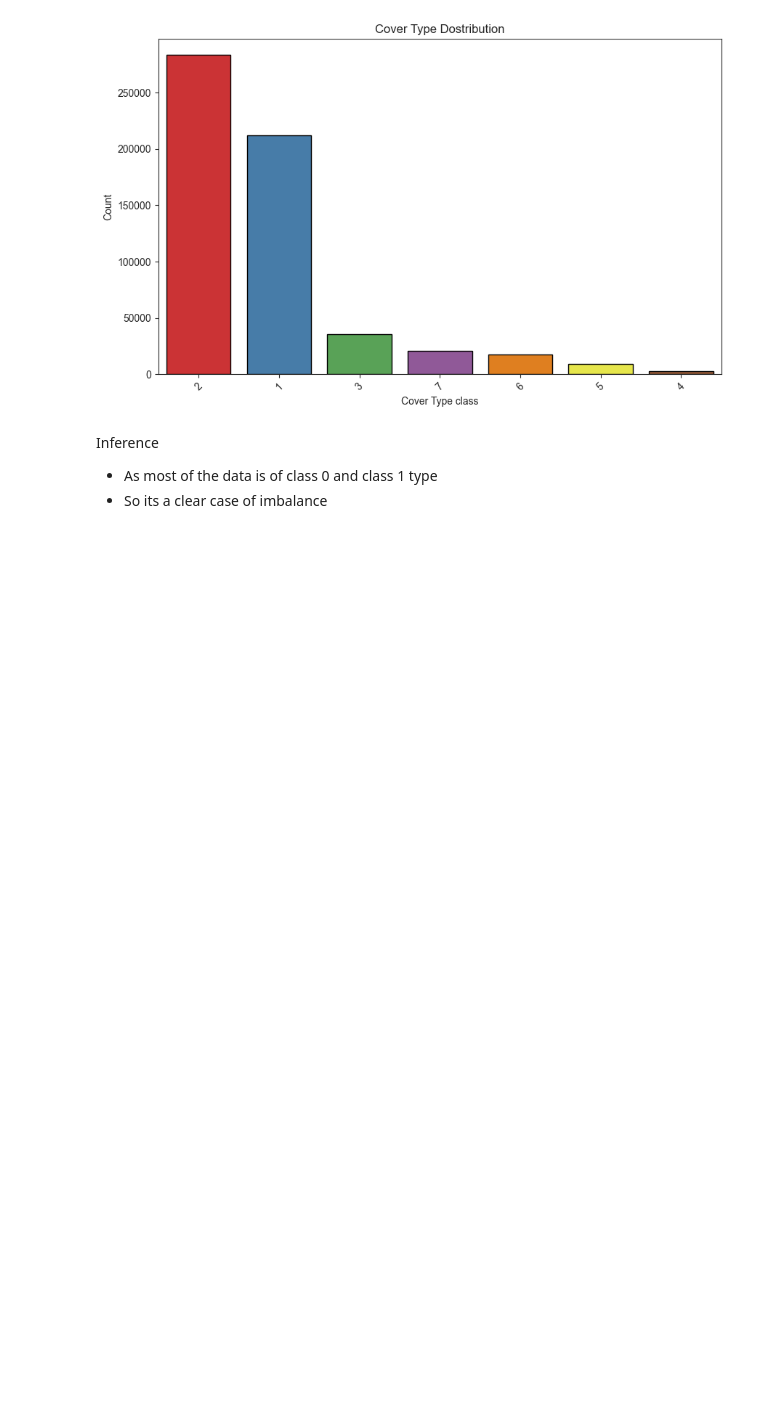
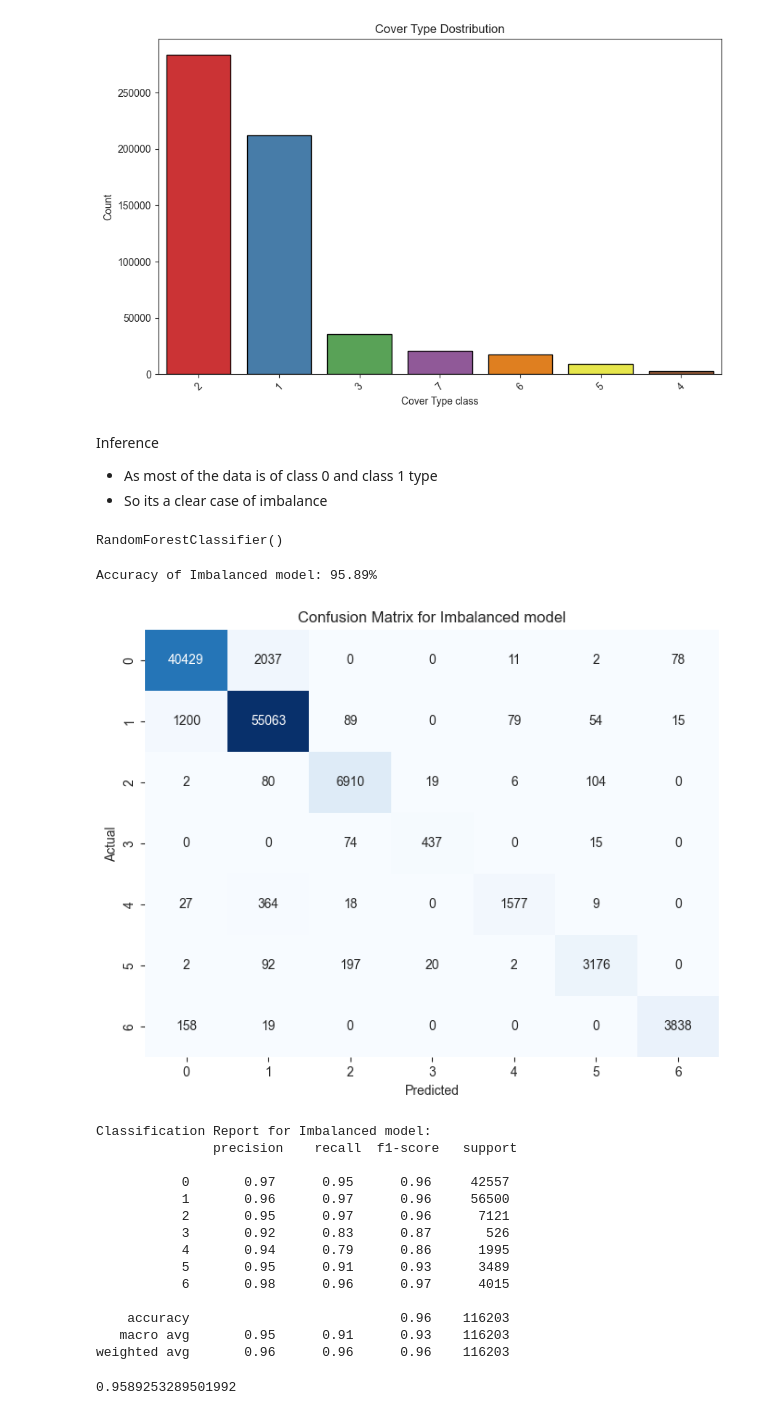
Before and after one commit to anshgupta1903/Project_GreenVision, a Jupyter notebook: notebooks/Feature_Engineering.ipynb, the cells around one changed output. Drawn from its saved outputs; the diff is of its cells as text; code cells hidden in the pictures; blank space fills up the shorter version.

```diff
--- a/notebooks/Feature_Engineering.ipynb
+++ b/notebooks/Feature_Engineering.ipynb
@@ -121,6 +136,6 @@ Create one column as Wilderness_Area_Type and represent it as categorical data
 # %%
-df['Wilderness_Area1'] = (df.iloc[:, 10:15]==1).idxmax(1)
-wilderness_areas = sorted(df['Wilderness_Area1'].value_counts().index.tolist())
+df['Wilderness_Area_Type'] = (df.iloc[:, 10:15]==1).idxmax(1)
+wilderness_areas = sorted(df['Wilderness_Area_Type'].value_counts().index.tolist())
 # %%
 wilderness_areas
 # %% [output]
@@ -192,3 +234,64 @@ plt.show()
 Inference
 * As most of the data is of class 0 and class 1 type
 * So its a clear case of imbalance
+# %%
+def split_and_scale_data(df):
+    df=df.copy()
+    X = df.drop(columns='Cover_Type', axis=1)
+    y = df['Cover_Type']
+
+    X_train, X_test, y_train, y_test = train_test_split(X, y, test_size=0.2, random_state=42)
+
+    scaler = StandardScaler()
+    scaler.fit(X_train)
+    X_train = pd.DataFrame(scaler.transform(X_train), columns=X_train.columns)
+    X_test = pd.DataFrame(scaler.transform(X_test), columns=X_test.columns)
+
+    return X_train, X_test, y_train, y_test
+# %%
+def evaluate_model(model, balanced_class, X_test, y_test):
+    model_accuracy = model.score(X_test, y_test)
+    print(f"Accuracy of {balanced_class} model: {model_accuracy*100:.2f}%")
+
+    y_pred = model.predict(X_test)
+
+    cm = confusion_matrix(y_test, y_pred)
+    cl_report = classification_report(y_test, y_pred)
+
+    plt.figure(figsize=(8,6))
+    sns.heatmap(cm, annot=True, fmt='d', cmap='Blues', cbar=False)
+    plt.title(f'Confusion Matrix for {balanced_class} model')
+    plt.xlabel('Predicted')
+    plt.ylabel('Actual')
+    plt.show()
+
+    print(f'Classification Report for {balanced_class} model:\n', cl_report)
+    return model_accuracy
+# %%
+imbalanced_data = all_features_df.copy()
+X_train, X_test, y_train, y_test = split_and_scale_data(imbalanced_data)
+
+model_1 = RandomForestClassifier()
+model_1.fit(X_train, y_train)
+# %% [output]
+RandomForestClassifier()
+# %%
+evaluate_model(model_1, 'Imbalanced', X_test, y_test)
+# %% [output]
+Accuracy of Imbalanced model: 95.89%
+[figure, added]
+Classification Report for Imbalanced model:
+               precision    recall  f1-score   support
+
+           0       0.97      0.95      0.96     42557
+           1       0.96      0.97      0.96     56500
+           2       0.95      0.97      0.96      7121
+           3       0.92      0.83      0.87       526
+           4       0.94      0.79      0.86      1995
+           5       0.95      0.91      0.93      3489
+           6       0.98      0.96      0.97      4015
+
+    accuracy                           0.96    116203
+   macro avg       0.95      0.91      0.93    116203
+weighted avg       0.96      0.96      0.96    116203
+0.9589253289501992
```
Also changed, not shown: parts of 19 cells of this notebook.
